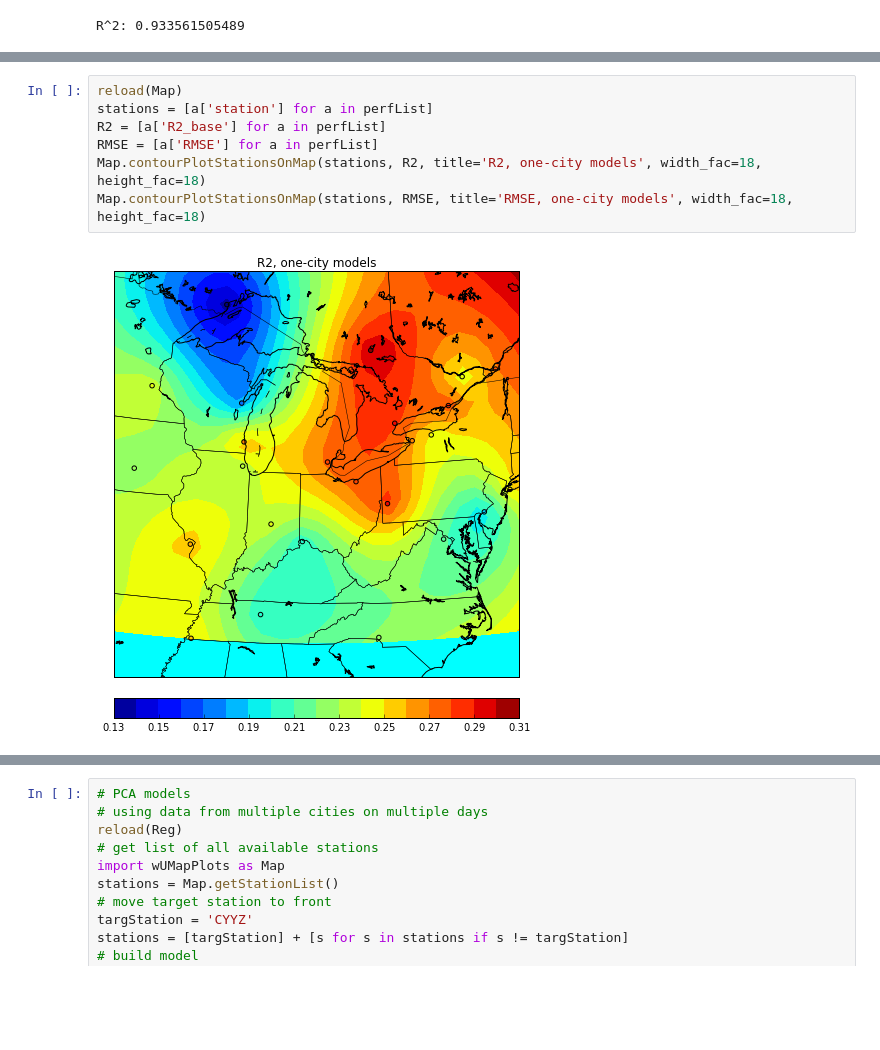
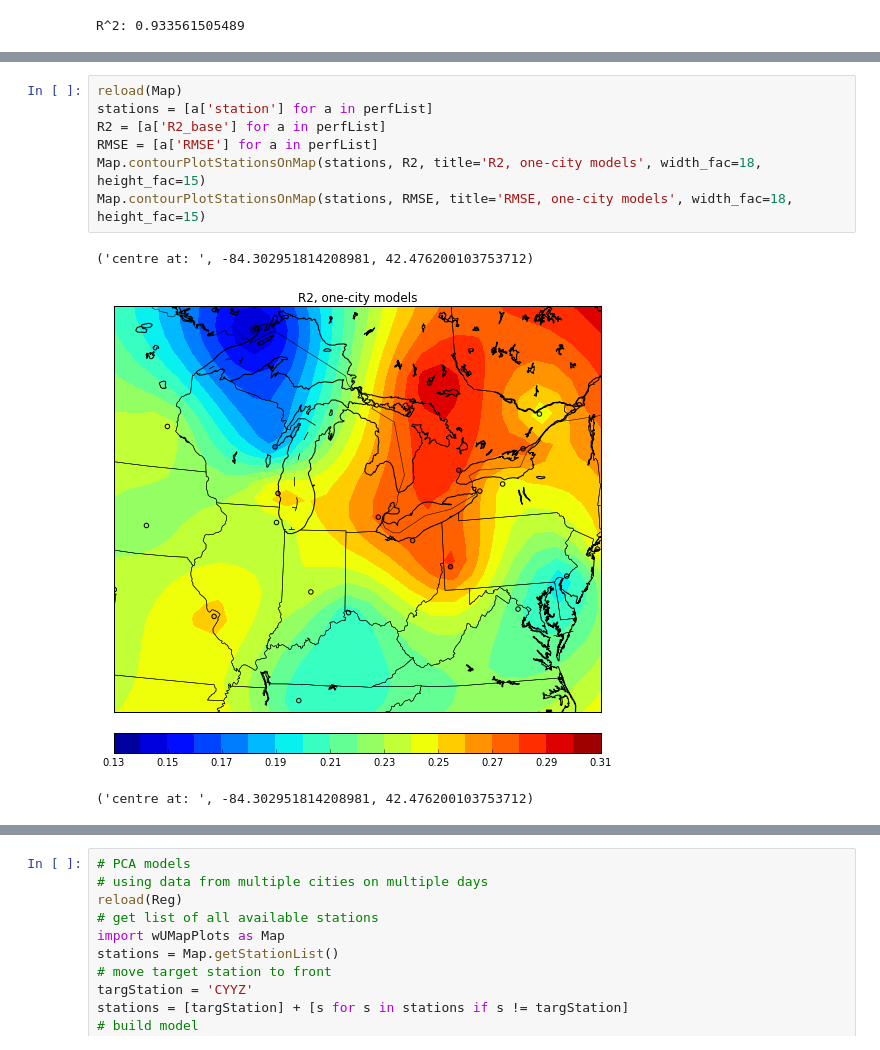
Before and after one commit to majorgowan/wpwp, a Jupyter notebook: Scraping/Notebooks/wU_Regression_models.ipynb, the cells around one changed output, grey strips where cells are left out. Saved outputs shown, nothing was run; the diff lists cells and outputs as text; blank space fills up the shorter version.

```diff
--- a/Scraping/Notebooks/wU_Regression_models.ipynb
+++ b/Scraping/Notebooks/wU_Regression_models.ipynb
@@ -423,9 +430,11 @@ RMSE_base:      4.82405950094
 # %%
 reload(Map)
 stations = [a['station'] for a in perfList]
 R2 = [a['R2_base'] for a in perfList]
 RMSE = [a['RMSE'] for a in perfList]
-Map.contourPlotStationsOnMap(stations, R2, title='R2, one-city models', width_fac=18, height_fac=18)
-Map.contourPlotStationsOnMap(stations, RMSE, title='RMSE, one-city models', width_fac=18, height_fac=18)
+Map.contourPlotStationsOnMap(stations, R2, title='R2, one-city models', width_fac=18, height_fac=15)
+Map.contourPlotStationsOnMap(stations, RMSE, title='RMSE, one-city models', width_fac=18, height_fac=15)
 # %% [output]
+('centre at: ', -84.302951814208981, 42.476200103753712)
-[figure, old version]
+[figure, new version]
+('centre at: ', -84.302951814208981, 42.476200103753712)
```
Also changed, not shown: parts of 28 cells of this notebook, 2 other files.
